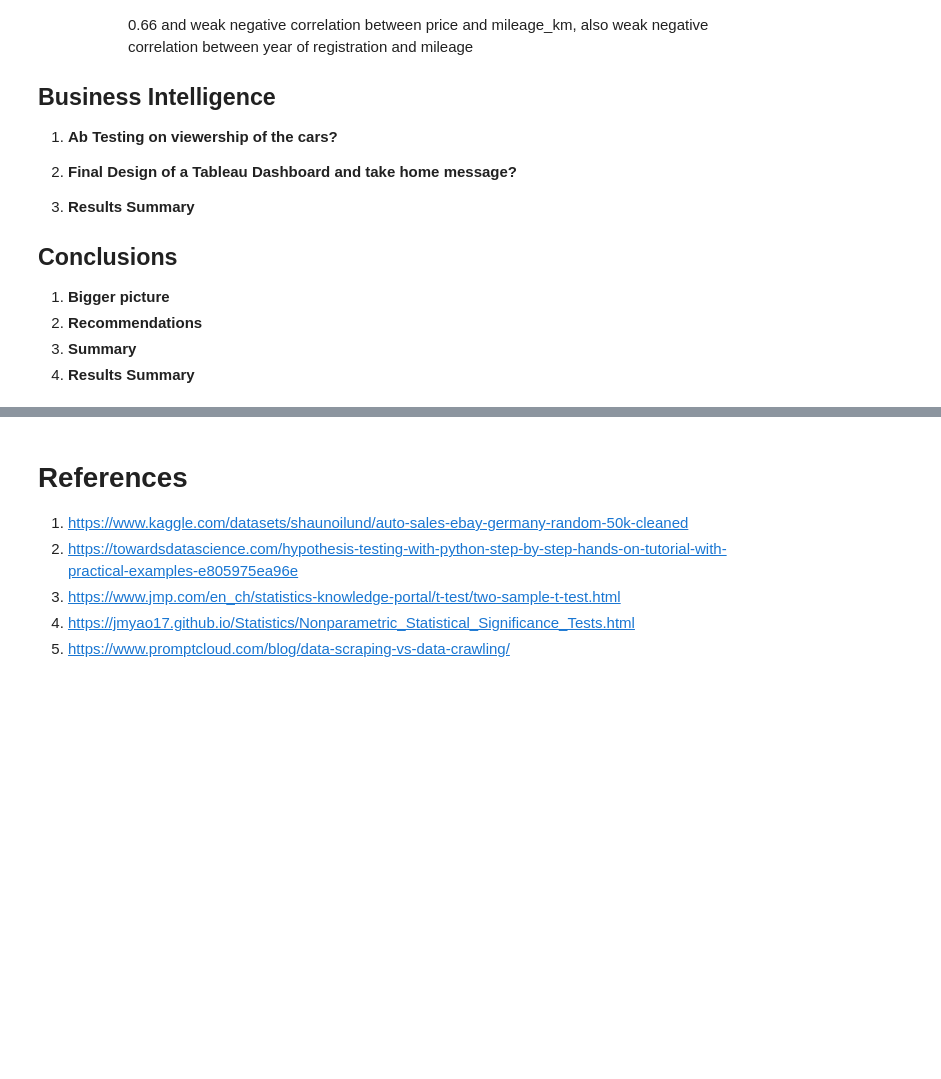
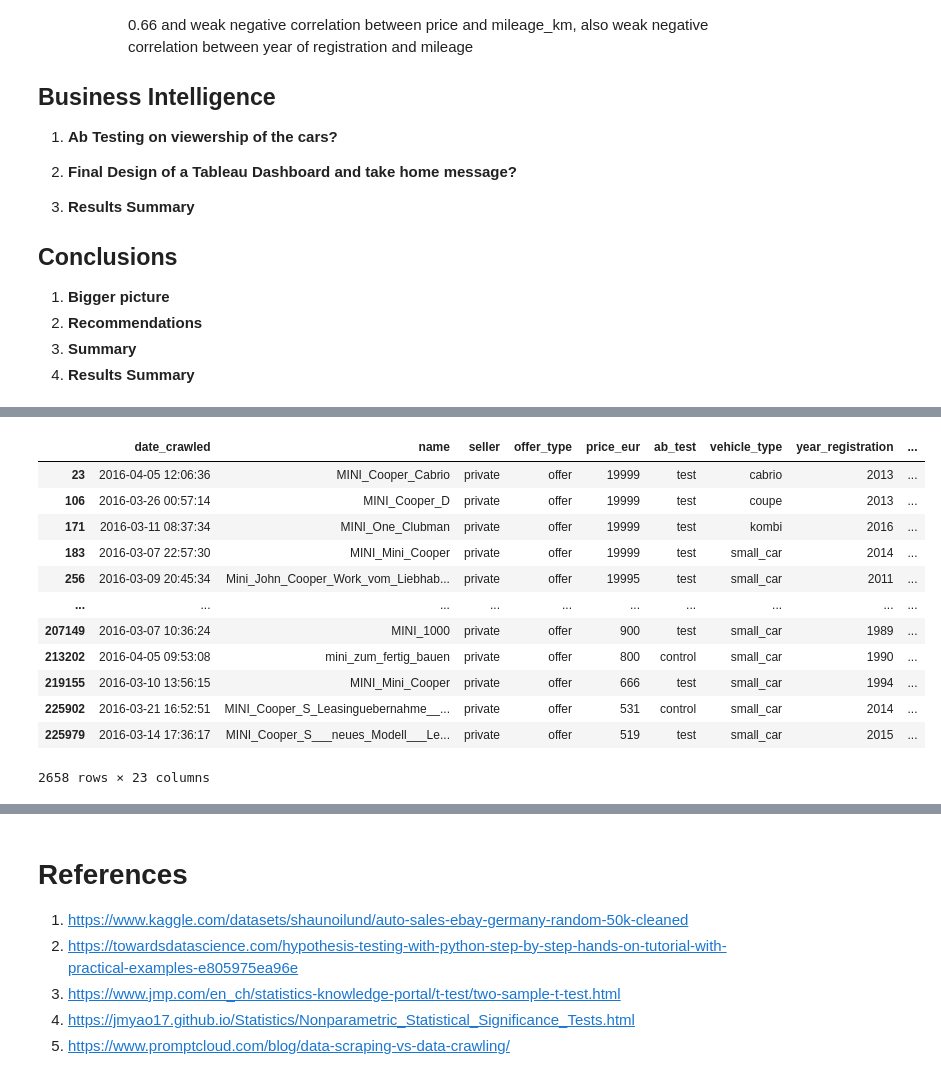
Before and after one commit to ronoevan/Mid-term-Project, a Jupyter notebook: EvansFestus_Mid_Term_Project.ipynb, the cells around one changed output, grey strips where cells are left out. Saved outputs shown, nothing was run; the diff lists cells and outputs as text; code cells hidden in the pictures; blank space fills up the shorter version.

```diff
--- a/EvansFestus_Mid_Term_Project.ipynb
+++ b/EvansFestus_Mid_Term_Project.ipynb
@@ -1536,2 +1622,18 @@ Brand distribution? <br> Newer and older cars?<br> fuel type?<br> transmission t
 # %%
 #code
+mini= df[df["brand"]=='mini']
+mini
+# %% [output]
+|  | date_crawled | name | seller | offer_type | price_eur | ab_test | vehicle_type | year_registration | ... |
+| 23 | 2016-04-05 12:06:36 | MINI_Cooper_Cabrio | private | offer | 19999 | test | cabrio | 2013 | ... |
+| 106 | 2016-03-26 00:57:14 | MINI_Cooper_D | private | offer | 19999 | test | coupe | 2013 | ... |
+| 171 | 2016-03-11 08:37:34 | MINI_One_Clubman | private | offer | 19999 | test | kombi | 2016 | ... |
+| 183 | 2016-03-07 22:57:30 | MINI_Mini_Cooper | private | offer | 19999 | test | small_car | 2014 | ... |
+| 256 | 2016-03-09 20:45:34 | Mini_John_Cooper_Work_vom_Liebhab... | private | offer | 19995 | test | small_car | 2011 | ... |
+| ... | ... | ... | ... | ... | ... | ... | ... | ... | ... |
+| 207149 | 2016-03-07 10:36:24 | MINI_1000 | private | offer | 900 | test | small_car | 1989 | ... |
+| 213202 | 2016-04-05 09:53:08 | mini_zum_fertig_bauen | private | offer | 800 | control | small_car | 1990 | ... |
+| 219155 | 2016-03-10 13:56:15 | MINI_Mini_Cooper | private | offer | 666 | test | small_car | 1994 | ... |
+| 225902 | 2016-03-21 16:52:51 | MINI_Cooper_S_Leasinguebernahme__... | private | offer | 531 | control | small_car | 2014 | ... |
+| 225979 | 2016-03-14 17:36:17 | MINI_Cooper_S___neues_Modell___Le... | private | offer | 519 | test | small_car | 2015 | ... |
+2658 rows × 23 columns
```
Also changed, not shown: parts of 26 cells of this notebook.
